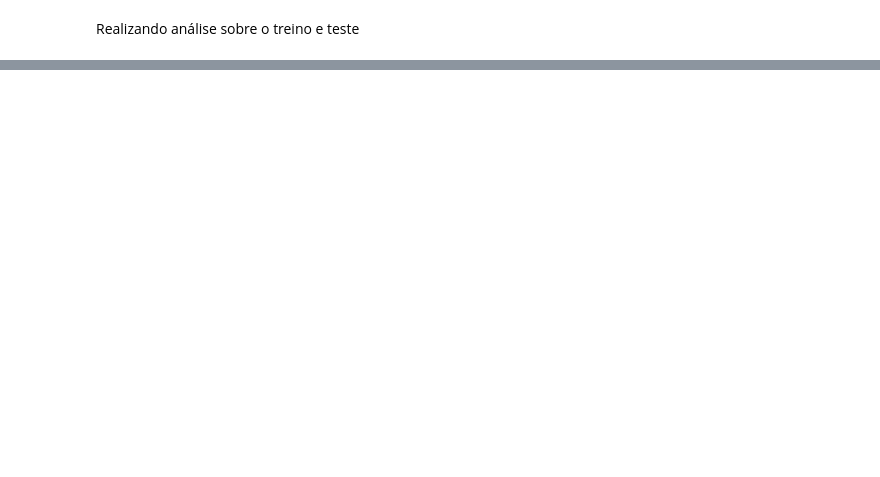
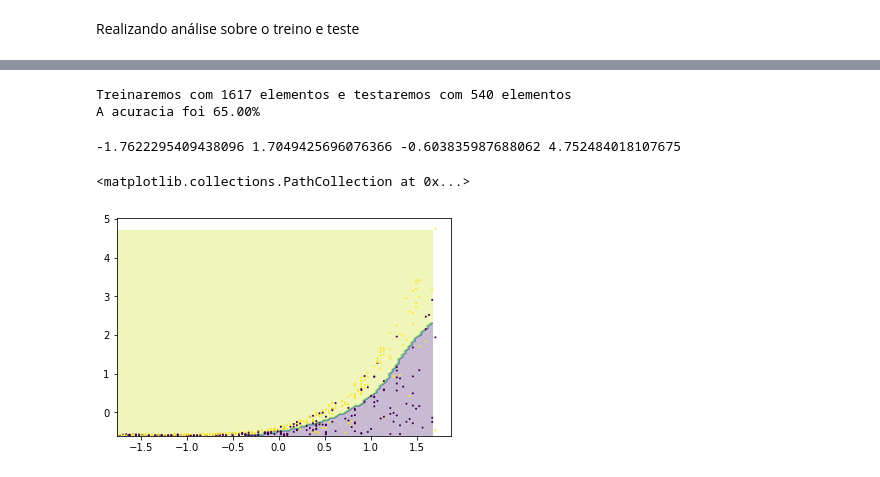
Before and after one commit to gvictor00/alura, a Jupyter notebook: Introdução_a_Machine_Learning_e_Classificação_3.ipynb, the cells around one changed output, grey strips where cells are left out. Cells and saved outputs as stored; diff of their text form; code cells hidden in the pictures; blank space fills up the shorter version.

```diff
--- a/Introdução_a_Machine_Learning_e_Classificação_3.ipynb
+++ b/Introdução_a_Machine_Learning_e_Classificação_3.ipynb
@@ -151,0 +157,19 @@ plt.scatter(teste_x.horas_esperadas, teste_x.preco, c=teste_y, s=1)
+# %%
+from sklearn.svm import SVC
+
+SEED = 5
+np.random.seed(SEED)
+
+# Função responsável por separar aleatoriamente o conjunto de dados
+treino_x, teste_x, treino_y, teste_y = train_test_split(x,y, test_size = 0.25)
+print("Treinaremos com %d elementos e testaremos com %d elementos" % (len(treino_x), len(teste_x)))
+
+from sklearn.svm import LinearSVC
+from sklearn.metrics import accuracy_score
+
+model = SVC()
+model.fit(treino_x, treino_y)
+previsoes = model.predict(teste_x)
+
+taxa_de_acerto = accuracy_score(teste_y, previsoes)
+print("A acuracia foi %.2f%%" % (taxa_de_acerto * 100))
@@ -151,0 +206,59 @@ plt.scatter(teste_x.horas_esperadas, teste_x.preco, c=teste_y, s=1)
+# %%
+from sklearn.preprocessing import StandardScaler
+
+SEED = 5
+np.random.seed(SEED)
+
+# Função responsável por separar aleatoriamente o conjunto de dados
+raw_treino_x, raw_teste_x, treino_y, teste_y = train_test_split(x,y, test_size = 0.25)
+print("Treinaremos com %d elementos e testaremos com %d elementos" % (len(treino_x), len(teste_x)))
+
+from sklearn.svm import LinearSVC
+from sklearn.metrics import accuracy_score
+
+scaler = StandardScaler()
+scaler.fit(treino_x)
+treino_x = scaler.transform(raw_treino_x)
+teste_x = scaler.transform(raw_teste_x)
+
+
+model = SVC()
+model.fit(treino_x, treino_y)
+previsoes = model.predict(teste_x)
+
+taxa_de_acerto = accuracy_score(teste_y, previsoes)
+print("A acuracia foi %.2f%%" % (taxa_de_acerto * 100))
+# %% [output]
+Treinaremos com 1617 elementos e testaremos com 540 elementos
+A acuracia foi 65.00%
+# %%
+import matplotlib.pyplot as plt
+
+# Pega todas as linhas da coluna zero
+data_x = teste_x[:,0]
+data_y = teste_x[:,1]
+
+x_min = data_x.min()
+x_max = data_x.max()
+y_min = data_y.min()
+y_max = data_y.max()
+print(x_min, x_max, y_min, y_max)
+
+pixels = 100
+eixo_x = np.arange(x_min, x_max, (x_max - x_min) / pixels)
+eixo_y = np.arange(y_min, y_max, (y_max - y_min) / pixels)
+
+xx, yy = np.meshgrid(eixo_x, eixo_y)
+pontos = np.c_[xx.ravel(), yy.ravel()]
+
+Z = model.predict(pontos)
+Z = Z.reshape(xx.shape)
+
+plt.contourf(xx, yy, Z, alpha=0.3)
+plt.scatter(data_x, data_y, c=teste_y, s=1)
+
+# decision boundary -> curva de decisão do algoritmo
+# %% [output]
+-1.7622295409438096 1.7049425696076366 -0.603835987688062 4.752484018107675
+<matplotlib.collections.PathCollection at 0x...>
+[figure, added]
```
Also changed, not shown: parts of 13 cells of this notebook.
